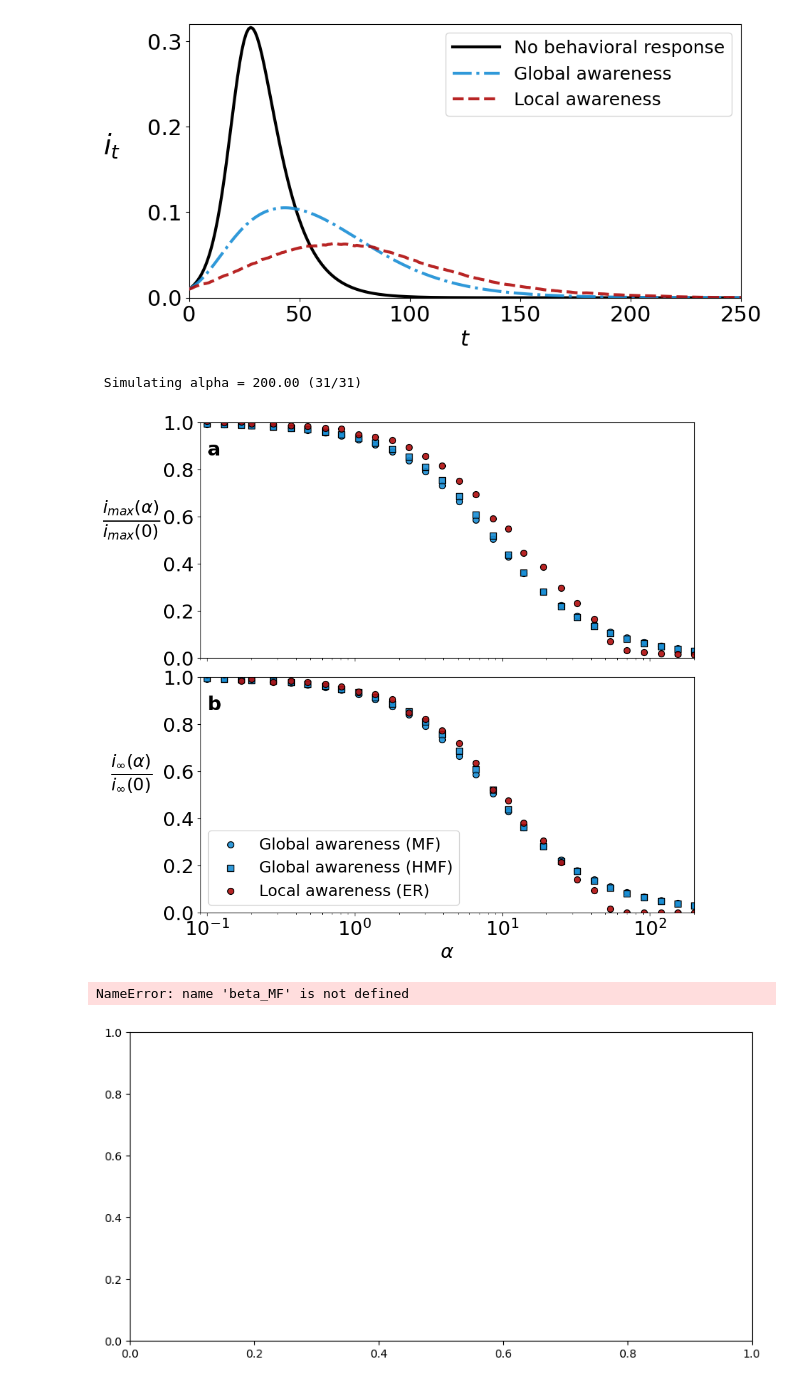
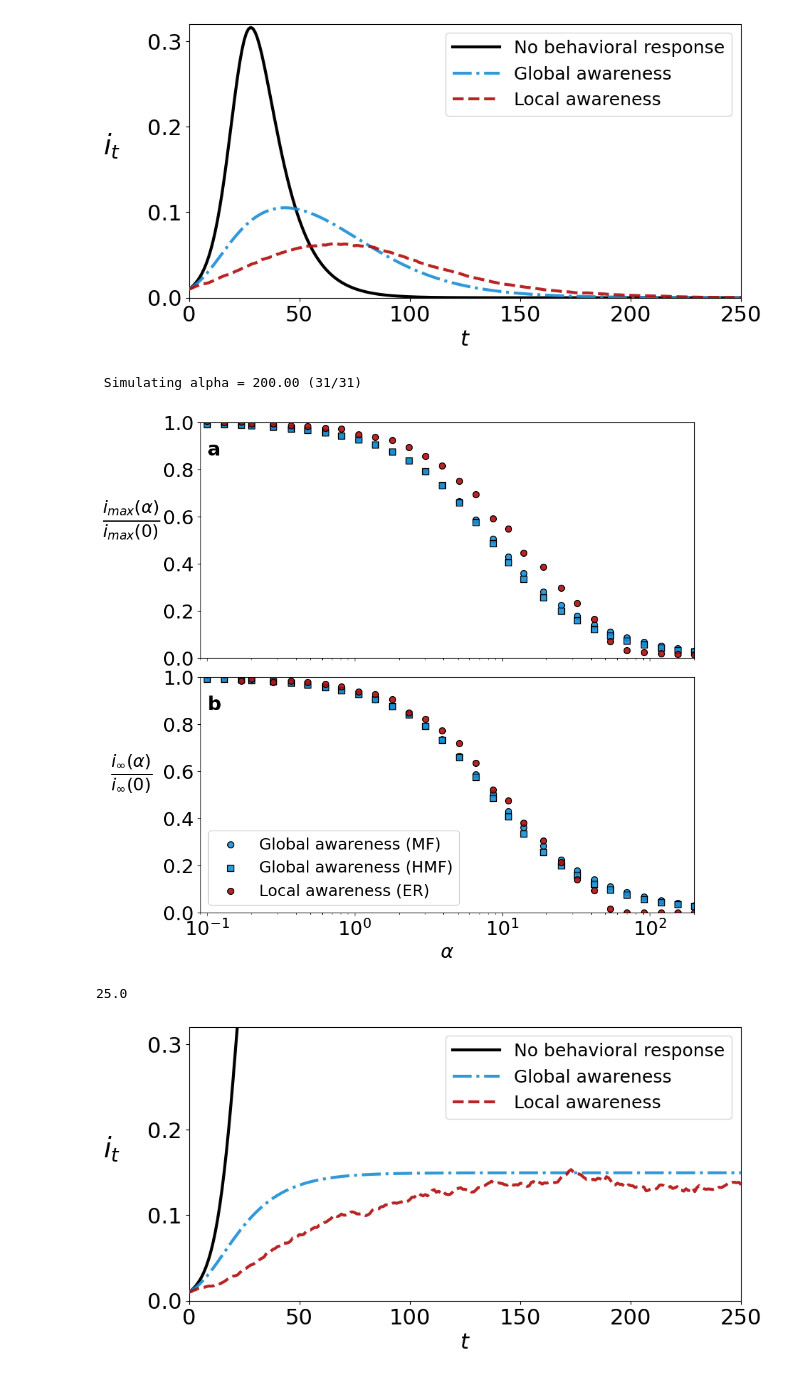
Before and after one commit to lorenzoamir/EpiNetworkPaper, a Jupyter notebook: epi-econ/notebook.ipynb, the cells around one changed output. Drawn from its saved outputs; the diff is of its cells as text; code cells hidden in the pictures.

```diff
--- a/epi-econ/notebook.ipynb
+++ b/epi-econ/notebook.ipynb
@@ -155,7 +155,7 @@ if A_EQ == True:
 # %% [markdown]
 ## MF
 # %%
-def simulate_farboodi(t_max=round(1000/dt), beta= 0.3+ 1/7, mu=1/7, alpha=197, i0=5.27e-05, r0=2.51e-05):
+def simulate_farboodi(t_max=round(1000/dt), beta= 0.3+ 1/7, mu=1/7, alpha=197, delta=0.998, i0=5.27e-05, r0=2.51e-05):
 
     Y_list = []
     a_list = []
@@ -172,7 +172,7 @@ def simulate_farboodi(t_max=round(1000/dt), beta= 0.3+ 1/7, mu=1/7, alpha=197, i
         s = 1 - Y[0] -Y[1]
 
         for _ in range(a_steps):
-            a = 1 / (1 + s*beta*(alpha/dt)*a*Y[0])
+            a = 1 / (1 + s*delta*beta*(alpha/dt)*a*Y[0])
 
         if Y[0] < zero_tol:
             # If I = 0 the epidemic is over
@@ -183,7 +183,7 @@ def simulate_farboodi(t_max=round(1000/dt), beta= 0.3+ 1/7, mu=1/7, alpha=197, i
             Y_list.append(Y)
             a_list.append(a)
 
-        Y = step_MF(Y, beta, mu, a)
+        Y = step_MF_sir(Y, beta, mu, a)
 
     Y_array = np.array(Y_list)
     a_time_series = np.array(a_list)
@@ -872,7 +872,7 @@ if I_INF == True and I_MAX == True:
     plt.show()
 # %% [output]
  Simulating alpha = 200.00 (31/31)
-[figure, old version]
+[figure, new version]
 # %%
 if EPI_CURVES == True:
 
@@ -908,7 +908,7 @@ if EPI_CURVES == True:
         alpha = value
 
         # MF
-        tt, result_MF, a, eradicated = simulate_MF('sis', t_max, beta_MF, mu, alpha, delta, i0, a_steps, dt)
+        tt, result_MF, a, eradicated = simulate_MF('sis', t_max, beta, mu, alpha, delta, i0, a_steps, dt)
 
         if alpha == 0:
             ax.plot(tt ,result_MF["i"], linewidth=linewidth, linestyle="-", alpha=transparency,
@@ -933,32 +933,32 @@ if EPI_CURVES == True:
                         "i": []}
 
         if alpha == 0:
             pass
             #ax.plot(np.mean(random_sims_matrix, axis=0), linewidth=linewidth-1, linestyle="-.", alpha=transparency,
             #        color="k", label="No behavioral response (Random)",
             #        path_effects=[pe.Stroke(linewidth=linewidth+2, foreground=c1_light, alpha=transparency), pe.Normal()])
         else:
             ax.plot(tt_random_sims ,np.mean(random_sims_matrix, axis=0), linewidth=linewidth, linestyle="--",
                     color=c1_light, zorder=10, label="Local awareness")
             #ax.text(120, 0.03, r"$\alpha = {:.2g}$".format(alpha),
             #         horizontalalignment='left', fontsize=18)
             #boxplot = sns.boxplot(x='t_plot', y='i', data=df, color=c1_light, ax=ax,
             #                      showfliers=False)
 
         ax.set_xlabel('$t$', fontsize = fontsize)
         ax.set_ylabel(r'$i_{t}$', fontsize = bigfontsize, labelpad = 36).set_rotation(0)
         ax.tick_params(axis='both', which='both', labelsize = fontsize)
 
         ax.set_xlim(0, t_lim)
         ax.set_ylim(0, 0.32)
 
         #ax2.set_ylim(0, 0.08)
 
         ax.legend(prop={'size': 18}, handlelength=2.65, fontsize='big')
         #ax2.xaxis.set_ticks([0, 10, 50, 100])
 
     plt.savefig("../Figures/epicurves/epicurves_sis.pdf", bbox_inches='tight')
     plt.show()
 # %% [output]
-NameError: name 'beta_MF' is not defined
+25.0
-[figure, old version]
+[figure, new version]
```
Also changed, not shown: parts of 13 cells of this notebook, 2 other files.
